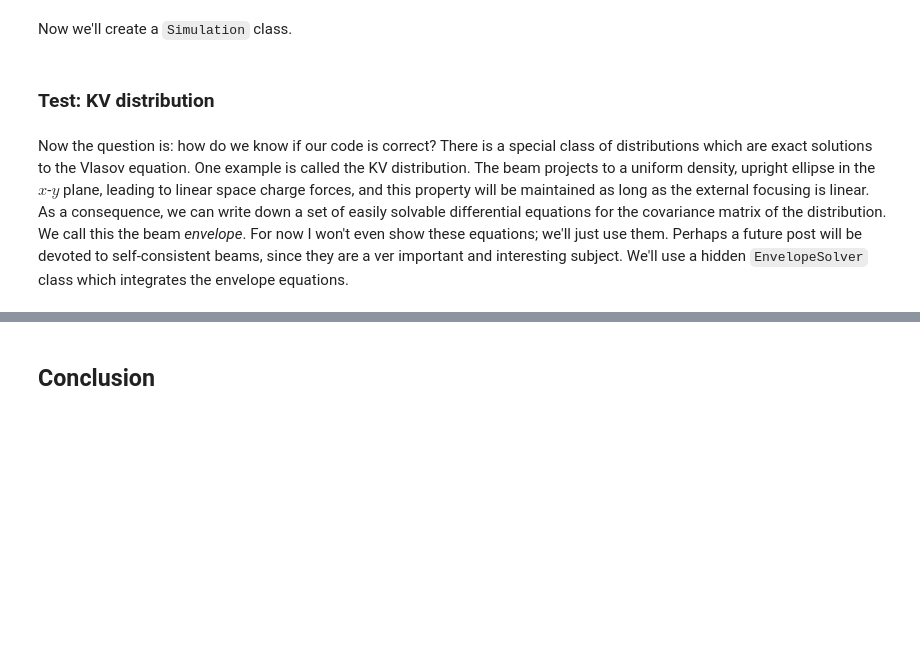
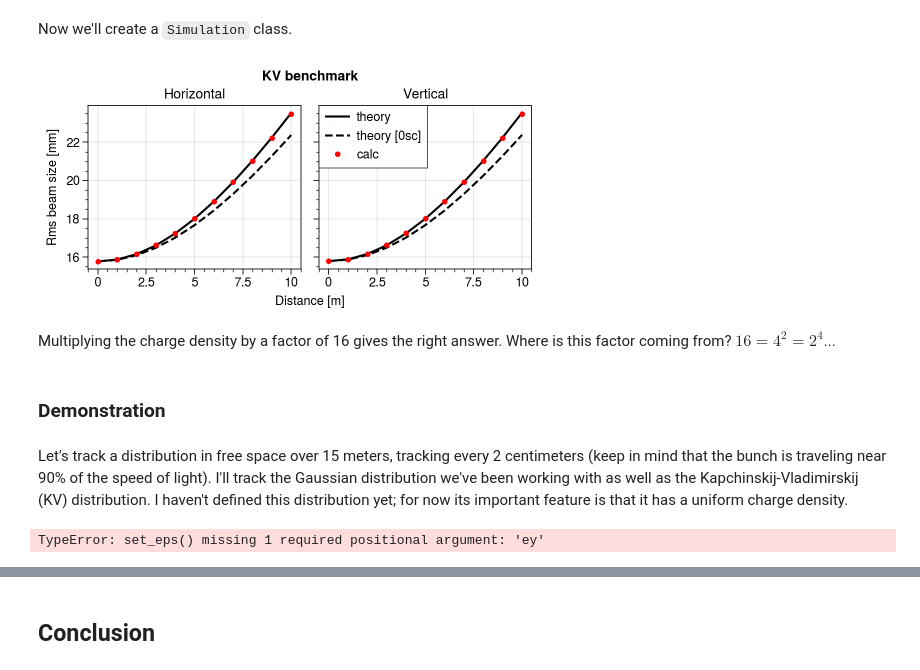
Before and after one commit to austin-hoover/blog_old, a Jupyter notebook: _notebooks/2021-02-15-PIC.ipynb, the cells around one changed output, grey strips where cells are left out. Drawn from its saved outputs; the diff is of its cells as text; code cells hidden in the pictures; blank space fills up the shorter version.

```diff
--- a/_notebooks/2021-02-15-PIC.ipynb
+++ b/_notebooks/2021-02-15-PIC.ipynb
@@ -593,6 +590,7 @@ class PoissonSolver:
 Running the algorithm gives the following potential on the doubled grid:
 # %%
 solver = PoissonSolver(grid)
-phi = solver.get_potential(rho, bunch.line_charge_density)
+fac = bunch.line_charge_density * 160
+phi = solver.get_potential(fac * rho, bunch.line_charge_density)
 # %%
 #hide_input
@@ -827,7 +809,41 @@ class Simulation:
             self.steps_performed += 1
             self.store()
         self.history.package(self.mm_mrad)
-# %% [markdown]
-### Test: KV distribution
-# %% [markdown]
-Now the question is: how do we know if our code is correct? There is a special class of distributions which are exact solutions to the Vlasov equation. One example is called the KV distribution. The beam projects to a uniform density, upright ellipse in the $x$-$y$ plane, leading to linear space charge forces, and this property will be maintained as long as the external focusing is linear. As a consequence, we can write down a set of easily solvable differential equations for the covariance matrix of the distribution. We call this the beam *envelope*. For now I won't even show these equations; we'll just use them. Perhaps a future post will be devoted to self-consistent beams, since they are a ver important and interesting subject. We'll use a hidden `EnvelopeSolver` class which integrates the envelope equations.
+# %%
+# Settings
+nparts = int(1e5)
+sim_length = 10.0 # [m]
+ds = 0.05 # [m]
+grid_size = (128, 128)
+meas_every = {'moments': int(0.1 * sim_length/ds),
+              'coords' : int(0.015 * sim_length/ds)}
+bunch = Bunch(intensity=1e15)
+
+X = dist_gen.generate('kv', nparts=nparts, eps=(100e-6, 100e-6))
+bunch.fill(X)
+sim = Simulation(bunch, sim_length, ds, grid_size, meas_every=meas_every)
+sim.run()
+moments = make_df(sim.history.moments, sim.history.moment_positions)
+
+X0 = sim.history.coords[0] / 1e3
+env_solver = EnvelopeSolver(np.cov(X0.T), sim.history.moment_positions, bunch.perveance)
+env_solver.integrate()
+moments_theory = make_df(env_solver.moments, env_solver.positions)
+
+env_solver = EnvelopeSolver(np.cov(X0.T), sim.history.moment_positions, 0.)
+env_solver.integrate()
+moments_theory_0sc = make_df(env_solver.moments, env_solver.positions)
+
+fig, axes = plot.subplots(ncols=2, figsize=(5, 2.5), spany=False)
+for ax, key in zip(axes, ['x_rms', 'y_rms']):
+    moments_theory[['s', key]].plot('s', ax=ax, legend=False, color='k')
+    moments_theory_0sc[['s', key]].plot('s', ax=ax, legend=False, color='k', ls='--')
+    moments[['s', key]].plot('s', ax=ax, legend=False, color='r', marker='.', lw=0)
+for ax, title in zip(axes, ['Horizontal', 'Vertical']):
+    ax.set_title(title)
+axes.format(ylabel='Rms beam size [$mm$]', xlabel='Distance [m]', suptitle='KV benchmark')
+axes[1].legend(labels=['theory', 'theory [0sc]', 'calc'], ncols=1);
+# %% [output]
+[figure, added]
+# %% [markdown]
+Multiplying the charge density by a factor of 16 gives the right answer. Where is this factor coming from? $16 = 4^2 = 2^4$...
@@ -833,0 +881,27 @@ Now the question is: how do we know if our code is correct? There is a special c
+# %% [markdown]
+### Demonstration
+# %% [markdown]
+Let's track a distribution in free space over 15 meters, tracking every 2 centimeters (keep in mind that the bunch is traveling near 90% of the speed of light). I'll track the Gaussian distribution we've been working with as well as the Kapchinskij-Vladimirskij (KV) distribution. I haven't defined this distribution yet; for now its important feature is that it has a uniform charge density.
+# %%
+# Settings
+nparts = int(1e5)
+sim_length = 15.0 # [m]
+ds = 0.05 # [m]
+grid_size = (64, 64)
+meas_every = {'moments': int(0.1 * sim_length/ds),
+              'coords' : int(0.015 * sim_length/ds)}
+bunch = {'kv':Bunch(length=5), 'gauss':Bunch(length=5)}
+sim = {} # to store the two simulations
+
+# Create distributions
+X = dist_gen.generate('kv', nparts=nparts, eps=(100e-6, 100e-6))
+bunch['kv'].fill(X)
+X = dist_gen.generate('gauss', nparts=int(1e5), eps=(25e-6, 25e-6), cut=3)
+bunch['gauss'].fill(X)
+
+# Run PIC
+for key in ('kv', 'gauss'):
+    sim[key] = Simulation(bunch[key], sim_length, ds, grid_size, meas_every=meas_every)
+    sim[key].run()
+# %% [output]
+TypeError: set_eps() missing 1 required positional argument: 'ey'
```
Also changed, not shown: parts of 27 cells of this notebook, 2 other files.
